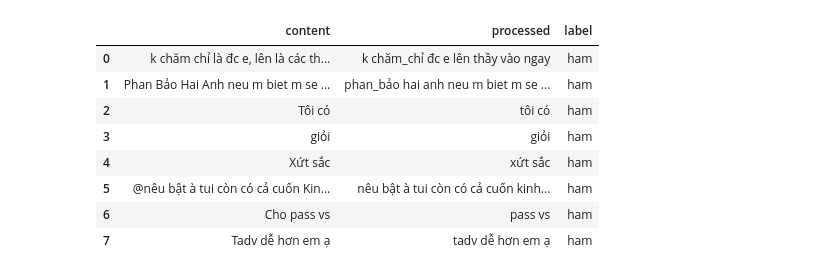
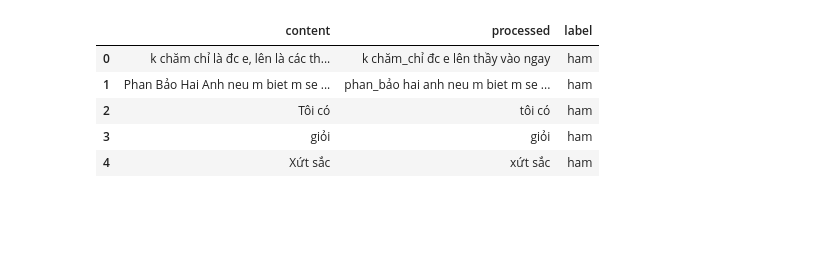
Before and after one commit to huuhieu56/NLP1, a Jupyter notebook: PTIT_spam_ham.ipynb, the cells around one changed output. Saved outputs shown, nothing was run; the diff lists cells and outputs as text; code cells hidden in the pictures; blank space fills up the shorter version.

Commit message:
Optimize NLP spam/ham classification pipeline and dataset labels

```diff
--- a/PTIT_spam_ham.ipynb
+++ b/PTIT_spam_ham.ipynb
@@ -66,0 +47,7 @@ Chuyển chữ thường, bỏ URL và dấu câu; dùng `underthesea` để tá
+# %%
+df['char_len'] = df['content'].astype(str).str.len()
+df.boxplot(column='char_len', by='label', grid=False)
+plt.title('Comment Length by Label')
+plt.suptitle('')
+plt.ylabel('Characters')
+plt.show()
@@ -67,20 +56,21 @@ Chuyển chữ thường, bỏ URL và dấu câu; dùng `underthesea` để tá
 # %%
-STOPWORDS = {"là", "thì", "và", "của", "những", "các", "một", "được", "với", "ở", "này", "đó", "cho"}
+STOPWORDS = {'là', 'thì', 'và', 'của', 'những', 'các', 'một', 'được', 'với', 'ở', 'này', 'đó', 'cho'}
 
 def preprocess(text):
-    text = re.sub(r"https?://\S+|www\.\S+", " ", text.lower())
-    text = re.sub(r"[^\w\s]", " ", text)
-    return " ".join(w for w in word_tokenize(text, format="text").split() if w not in STOPWORDS)
+    text = str(text).lower()
+    text = re.sub(r'https?://\S+|www\.\S+', ' token_url ', text)
+    text = re.sub(r'(?:(?:\+|00)?84|0)(?:\d[\s\.]?){8,10}\d', ' token_sdt ', text)
+    text = re.sub(r'\b(i[\.\s]?b|inbox|inb|zalo|zl|lh|liên hệ)\b', ' token_lienhe ', text)
+    text = re.sub(r'[^\w\s]', ' ', text)
+    tokens = word_tokenize(text, format='text').split()
+    return ' '.join(w for w in tokens if w not in STOPWORDS)
 
-df["processed"] = df["content"].map(preprocess)
-display(df[["content", "processed", "label"]].head(8))
+df['processed'] = df['content'].apply(preprocess)
+display(df[['content', 'processed', 'label']].head())
 # %% [output]
 |  | content | processed | label |
 | 0 | k chăm chỉ là đc e, lên là các th... | k chăm_chỉ đc e lên thầy vào ngay | ham |
 | 1 | Phan Bảo Hai Anh neu m biet m se ... | phan_bảo hai anh neu m biet m se ... | ham |
 | 2 | Tôi có | tôi có | ham |
 | 3 | giỏi | giỏi | ham |
 | 4 | Xứt sắc | xứt sắc | ham |
-| 5 | @nêu bật à tui còn có cả cuốn Kin... | nêu bật à tui còn có cả cuốn kinh... | ham |
-| 6 | Cho pass vs | pass vs | ham |
-| 7 | Tadv dễ hơn em ạ | tadv dễ hơn em ạ | ham |
```
Also changed, not shown: parts of 23 cells of this notebook, 1 other file.
